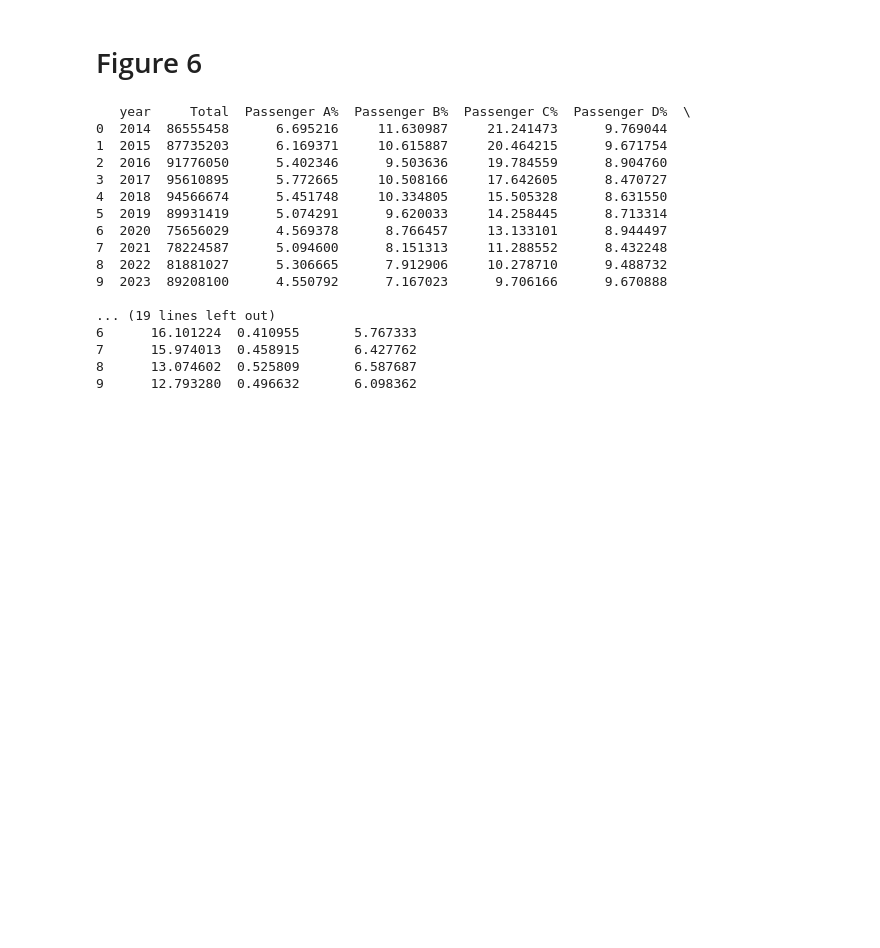
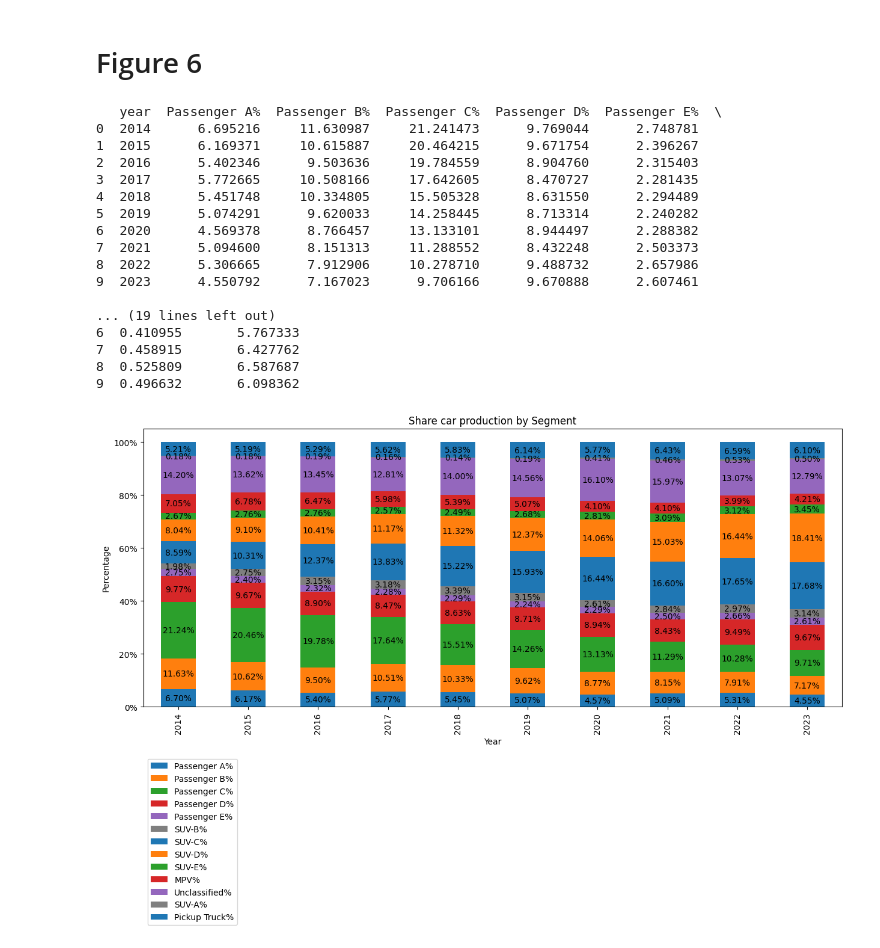
Before and after one commit to maxvcbhan/DADS5001-car-production, a Jupyter notebook: app.ipynb, the cells around one changed output. Cells and saved outputs as stored; diff of their text form; code cells hidden in the pictures; blank space fills up the shorter version.

Commit message:
add figure 7

```diff
--- a/app.ipynb
+++ b/app.ipynb
@@ -281,59 +281,60 @@ transformed_data = {
 }
 group_segments = df_original["Segment"].unique()
 
 for group_segment in group_segments:
     transformed_data[str(group_segment)]=[]
     percentage_column_name.append(str(group_segment)+"%")
     for year in years:
         sum_by_year = df_original[ (df_original["Segment"] == group_segment)][str(year)].sum()
         transformed_data[str(group_segment)].append(sum_by_year)
 
 
 df_transformed = pd.DataFrame(transformed_data)
 percentage_column_name.append('year')
 percentage_column_name.append('Total')
 
 
 df_transformed['Total'] = df_transformed.iloc[:, 1:].sum(axis=1)
 # print(df_transformed)
 # print(df_transformed.columns)
 for i in range(1,len(df_transformed.columns)):
     df_transformed[df_transformed.columns[i]+"%"] = ( df_transformed.iloc[:, i]/df_transformed.iloc[:, 14] ) * 100
 
-
+percentage_column_name.remove('Total')
 selected_df = df_transformed.loc[:, df_transformed.columns.isin(percentage_column_name)]
 print(selected_df)
-colors=["tab:blue","tab:orange","tab:green", "tab:red" ,"tab:purple"]
+colors=["tab:blue","tab:orange","tab:green", "tab:red" ,"tab:purple", "tab:grey"]
 
-# ax = selected_df.plot(kind='bar',x='year', stacked=True , color=colors, figsize=(15,6))
-# for container in ax.containers:
-#     ax.bar_label(container, fmt='{:,.0f}%', label_type='center')
-# ax.yaxis.set_major_formatter(plt.FuncFormatter(lambda x, _: f'{x:,.0f}'))
-# ax.yaxis.set_major_formatter(plt.FuncFormatter(lambda x, _: f'{int(x)}%'))
-# ax.legend(loc='lower left', bbox_to_anchor=(0, -0.4))
+ax = selected_df.plot(kind='bar',x='year', stacked=True , color=colors, figsize=(15,6))
+for container in ax.containers:
+    ax.bar_label(container, fmt='{:,.2f}%', label_type='center')
+ax.yaxis.set_major_formatter(plt.FuncFormatter(lambda x, _: f'{x:,.2f}'))
+ax.yaxis.set_major_formatter(plt.FuncFormatter(lambda x, _: f'{int(x)}%'))
+ax.legend(loc='lower left', bbox_to_anchor=(0, -0.8))
 
-# plt.ylabel("Percentage")
-# plt.xlabel("Year")
-# plt.title("Share Car Production by Segment 2014-2023")
+plt.ylabel("Percentage")
+plt.xlabel("Year")
+plt.title("Share car production by Segment")
 
-# my_path = os.path.abspath("./figure")
-# my_file = 'figure_6_share_car_production_by_segment_2014-2023.png'
-# plt.savefig(os.path.join(my_path, my_file), bbox_inches='tight')
+my_path = os.path.abspath("./figure")
+my_file = 'figure_6_share_car_production_by_segment_2014-2023.png'
+plt.savefig(os.path.join(my_path, my_file), bbox_inches='tight')
 # %% [output]
-   year     Total  Passenger A%  Passenger B%  Passenger C%  Passenger D%  \
-0  2014  86555458      6.695216     11.630987     21.241473      9.769044
-1  2015  87735203      6.169371     10.615887     20.464215      9.671754
-2  2016  91776050      5.402346      9.503636     19.784559      8.904760
-3  2017  95610895      5.772665     10.508166     17.642605      8.470727
-4  2018  94566674      5.451748     10.334805     15.505328      8.631550
-5  2019  89931419      5.074291      9.620033     14.258445      8.713314
-6  2020  75656029      4.569378      8.766457     13.133101      8.944497
-7  2021  78224587      5.094600      8.151313     11.288552      8.432248
-8  2022  81881027      5.306665      7.912906     10.278710      9.488732
-9  2023  89208100      4.550792      7.167023      9.706166      9.670888
+   year  Passenger A%  Passenger B%  Passenger C%  Passenger D%  Passenger E%  \
+0  2014      6.695216     11.630987     21.241473      9.769044      2.748781
+1  2015      6.169371     10.615887     20.464215      9.671754      2.396267
+2  2016      5.402346      9.503636     19.784559      8.904760      2.315403
+3  2017      5.772665     10.508166     17.642605      8.470727      2.281435
+4  2018      5.451748     10.334805     15.505328      8.631550      2.294489
+5  2019      5.074291      9.620033     14.258445      8.713314      2.240282
+6  2020      4.569378      8.766457     13.133101      8.944497      2.288382
+7  2021      5.094600      8.151313     11.288552      8.432248      2.503373
+8  2022      5.306665      7.912906     10.278710      9.488732      2.657986
+9  2023      4.550792      7.167023      9.706166      9.670888      2.607461
 
 ... (19 lines left out)
-6      16.101224  0.410955       5.767333
-7      15.974013  0.458915       6.427762
-8      13.074602  0.525809       6.587687
-9      12.793280  0.496632       6.098362
+6  0.410955       5.767333
+7  0.458915       6.427762
+8  0.525809       6.587687
+9  0.496632       6.098362
+[figure, added]
```
Also changed, not shown: parts of 2 cells of this notebook, 1 other file.
